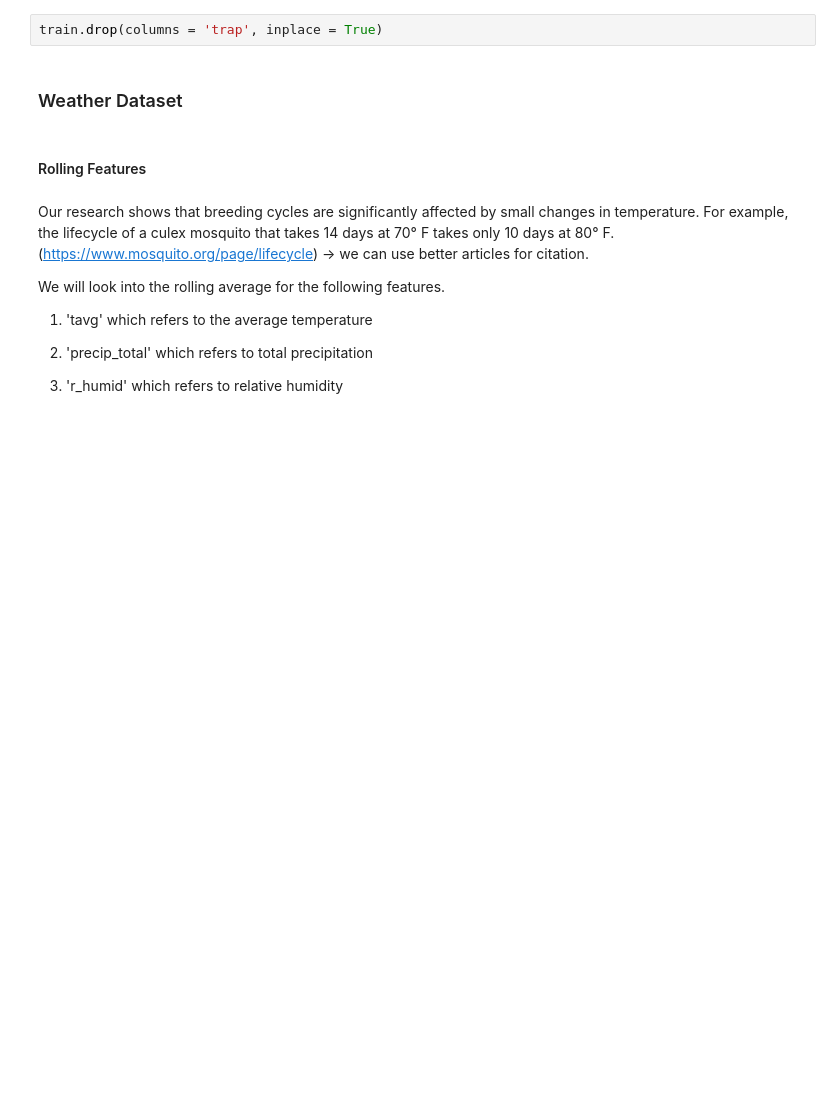
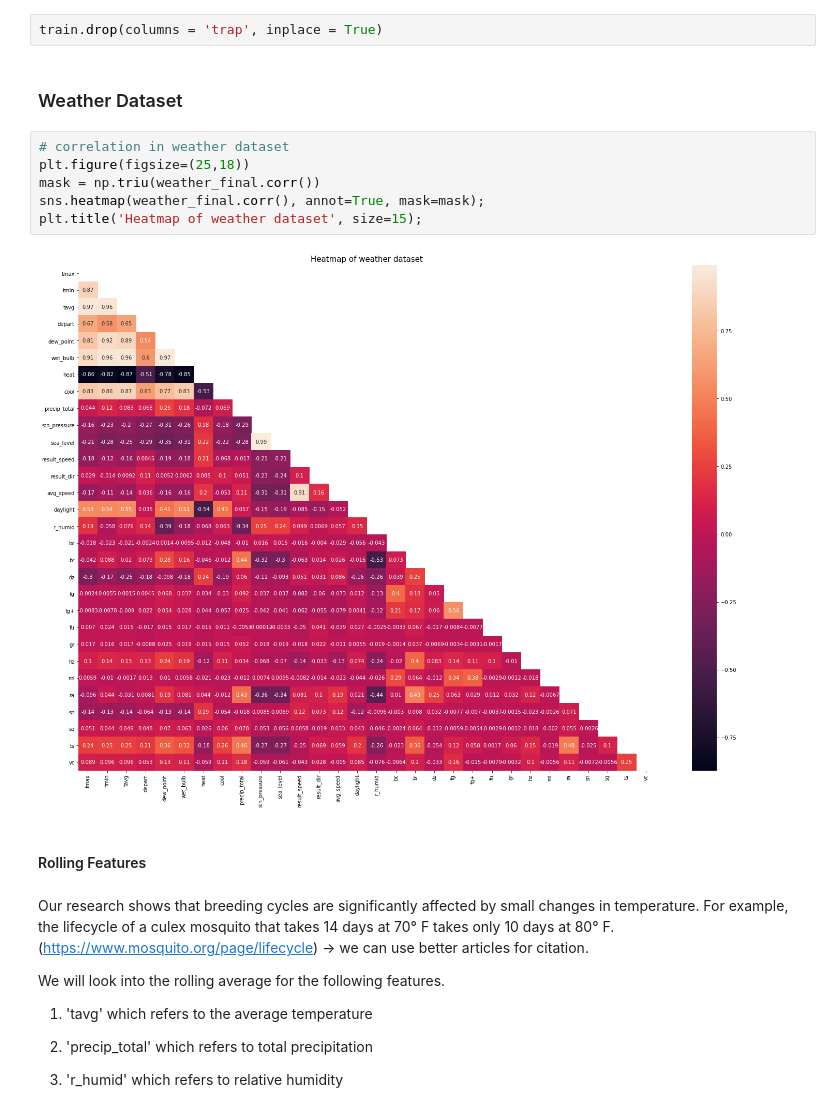
Before and after one commit to SiddharthPatel45/west-nile-virus, a Jupyter notebook: code/Part 1 - Data Cleaning and EDA.ipynb, the cells around one changed output. Drawn from its saved outputs; the diff is of its cells as text; blank space fills up the shorter version.

```diff
--- a/code/Part 1 - Data Cleaning and EDA.ipynb
+++ b/code/Part 1 - Data Cleaning and EDA.ipynb
@@ -979,6 +1018,14 @@ The above plot shows all the traps vs the traps where virus was detected across
 train.drop(columns = 'trap', inplace = True)
 # %% [markdown]
 ### Weather Dataset
+# %%
+# correlation in weather dataset
+plt.figure(figsize=(25,18))
+mask = np.triu(weather_final.corr())
+sns.heatmap(weather_final.corr(), annot=True, mask=mask);
+plt.title('Heatmap of weather dataset', size=15);
+# %% [output]
+[figure, added]
 # %% [markdown]
 #### Rolling Features
 # %% [markdown]
```
Also changed, not shown: parts of 36 cells of this notebook.
